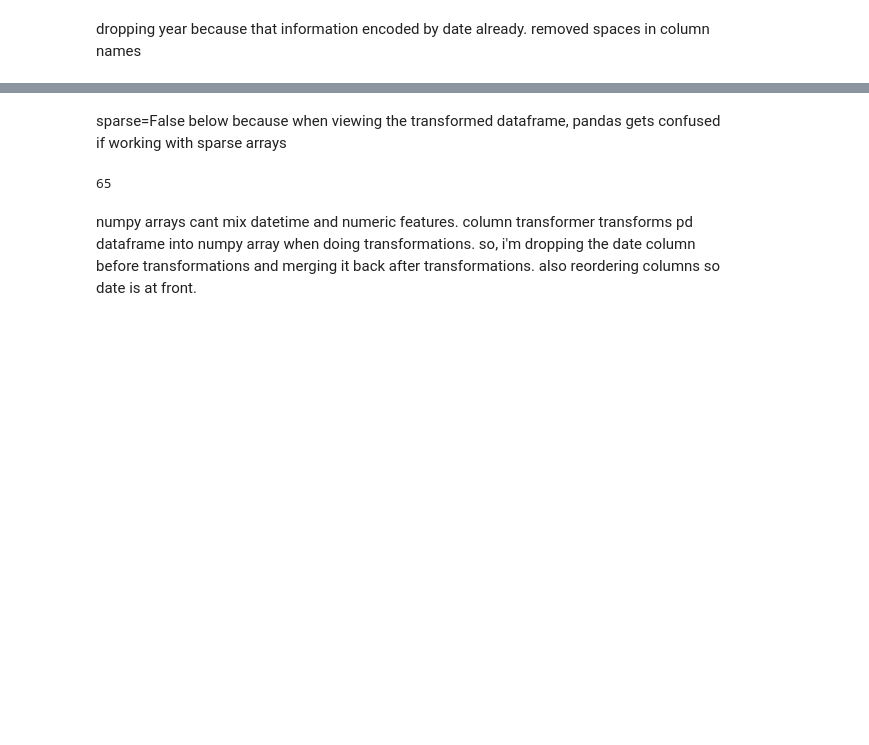
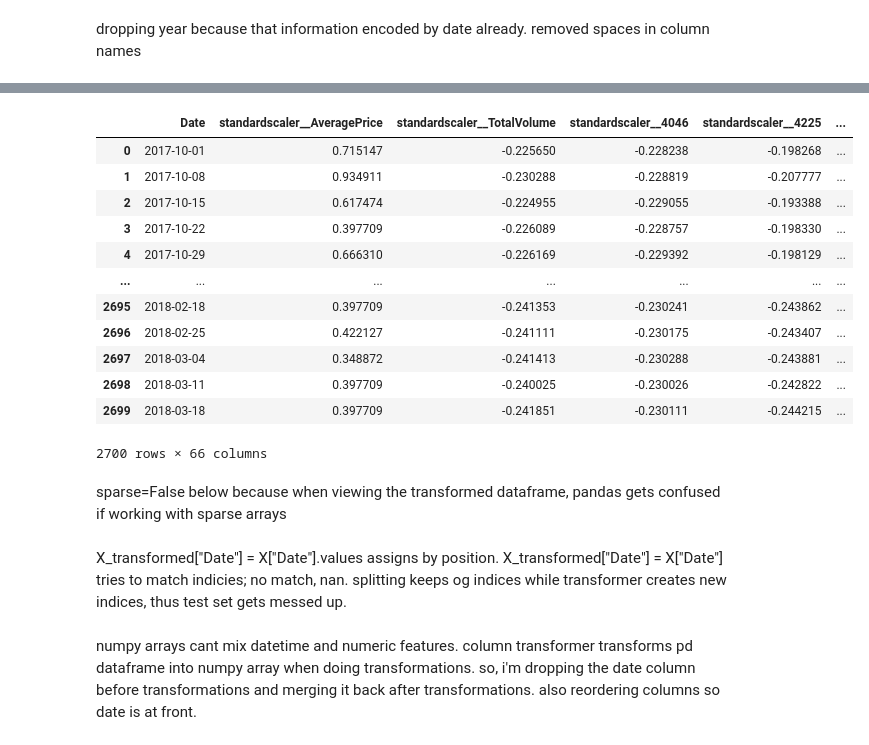
Before and after one commit to ricd99/cpsc330-2022W1, a Jupyter notebook: hw/hw8/hw8.ipynb, the cells around one changed output, grey strips where cells are left out. Drawn from its saved outputs; the diff is of its cells as text; code cells hidden in the pictures; blank space fills up the shorter version.

```diff
--- a/hw/hw8/hw8.ipynb
+++ b/hw/hw8/hw8.ipynb
@@ -372,2 +426,18 @@ categorical_cols = ["type", "region"]
+# %%
+dfs[2]
+# %% [output]
+|  | Date | standardscaler__AveragePrice | standardscaler__TotalVolume | standardscaler__4046 | standardscaler__4225 | ... |
+| 0 | 2017-10-01 | 0.715147 | -0.225650 | -0.228238 | -0.198268 | ... |
+| 1 | 2017-10-08 | 0.934911 | -0.230288 | -0.228819 | -0.207777 | ... |
+| 2 | 2017-10-15 | 0.617474 | -0.224955 | -0.229055 | -0.193388 | ... |
+| 3 | 2017-10-22 | 0.397709 | -0.226089 | -0.228757 | -0.198330 | ... |
+| 4 | 2017-10-29 | 0.666310 | -0.226169 | -0.229392 | -0.198129 | ... |
+| ... | ... | ... | ... | ... | ... | ... |
+| 2695 | 2018-02-18 | 0.397709 | -0.241353 | -0.230241 | -0.243862 | ... |
+| 2696 | 2018-02-25 | 0.422127 | -0.241111 | -0.230175 | -0.243407 | ... |
+| 2697 | 2018-03-04 | 0.348872 | -0.241413 | -0.230288 | -0.243881 | ... |
+| 2698 | 2018-03-11 | 0.397709 | -0.240025 | -0.230026 | -0.242822 | ... |
+| 2699 | 2018-03-18 | 0.397709 | -0.241851 | -0.230111 | -0.244215 | ... |
+2700 rows × 66 columns
 # %% [markdown]
 sparse=False below because when viewing the transformed dataframe, pandas gets confused if working with sparse arrays
@@ -385,8 +444,4 @@ ct = make_column_transformer(
-# %%
-transformed = ct.fit_transform(X_train)
-new_col_names = ct.get_feature_names_out()
-len(new_col_names)
-# %% [output]
-65
+# %% [markdown]
+X_transformed["Date"] = X["Date"].values assigns by position. X_transformed["Date"] = X["Date"] tries to match indicies; no match, nan. splitting keeps og indices while transformer creates new indices, thus test set gets messed up.
 # %% [markdown]
 numpy arrays cant mix datetime and numeric features. column transformer transforms pd dataframe into numpy array when doing transformations. so, i'm dropping the date column before transformations and merging it back after transformations. also reordering columns so date is at front.
```
Also changed, not shown: parts of 22 cells of this notebook.
